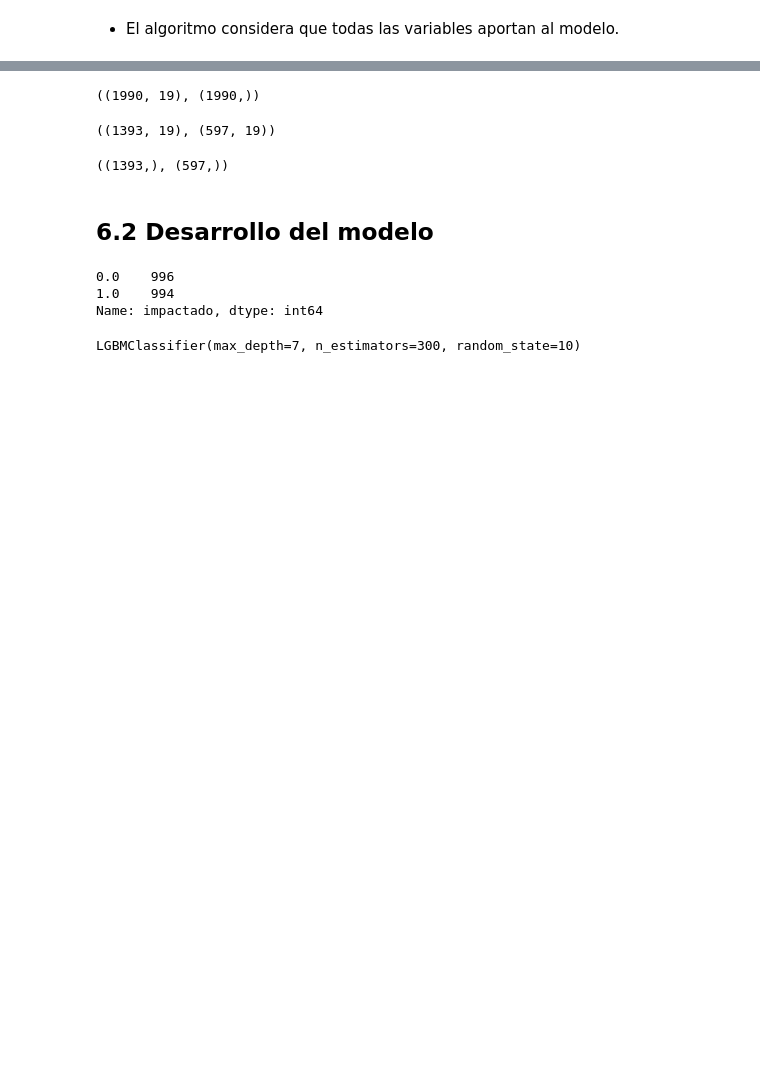
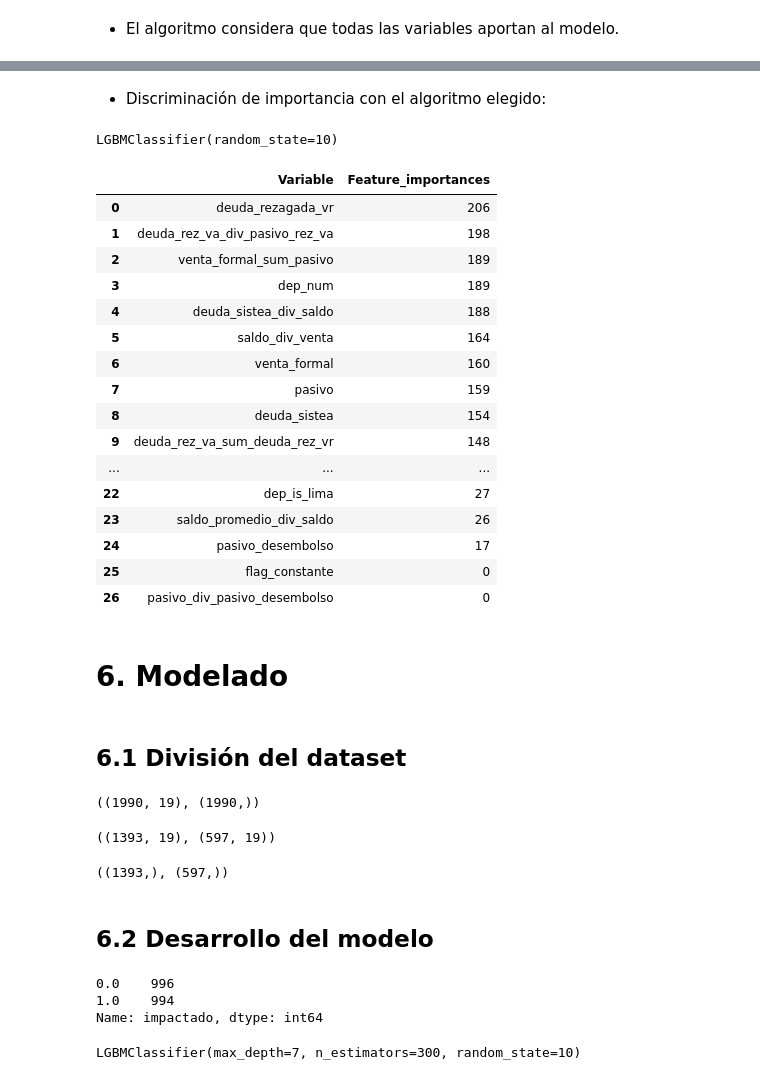
Before and after one commit to Chesar832/Deteccion-de-empresas-impactadas-por-la-pandemia, a Jupyter notebook: Notebook - Supervised Learning.ipynb, the cells around one changed output, grey strips where cells are left out. Drawn from its saved outputs; the diff is of its cells as text; code cells hidden in the pictures; blank space fills up the shorter version.

```diff
--- a/Notebook - Supervised Learning.ipynb
+++ b/Notebook - Supervised Learning.ipynb
@@ -892,0 +882,12 @@ li_subset
+# %% [markdown]
+- Discriminación de importancia con el algoritmo elegido:
+# %%
+feat_imp_model = LGBMClassifier(random_state=10)
+# %%
+feat_imp_model.fit(dataset.drop('impactado',axis=1), dataset.impactado)
+# %% [output]
+LGBMClassifier(random_state=10)
+# %%
+feat_importances_table = pd.DataFrame({'Variable': list((dataset.drop('impactado',axis=1)).columns),
+                                       'Feature_importances':list(feat_imp_model.feature_importances_)})
+feat_importances_table = feat_importances_table.sort_values('Feature_importances',ascending=False)
@@ -892,0 +896,20 @@ li_subset
+# %%
+feat_importances_table
+# %% [output]
+|  | Variable | Feature_importances |
+| 0 | deuda_rezagada_vr | 206 |
+| 1 | deuda_rez_va_div_pasivo_rez_va | 198 |
+| 2 | venta_formal_sum_pasivo | 189 |
+| 3 | dep_num | 189 |
+| 4 | deuda_sistea_div_saldo | 188 |
+| 5 | saldo_div_venta | 164 |
+| 6 | venta_formal | 160 |
+| 7 | pasivo | 159 |
+| 8 | deuda_sistea | 154 |
+| 9 | deuda_rez_va_sum_deuda_rez_vr | 148 |
+| ... | ... | ... |
+| 22 | dep_is_lima | 27 |
+| 23 | saldo_promedio_div_saldo | 26 |
+| 24 | pasivo_desembolso | 17 |
+| 25 | flag_constante | 0 |
+| 26 | pasivo_div_pasivo_desembolso | 0 |
@@ -893 +920,5 @@ li_subset
+# %% [markdown]
+# 6. Modelado
+# %% [markdown]
+## 6.1 División del dataset
 # %%
```
Also changed, not shown: parts of 34 cells of this notebook.
